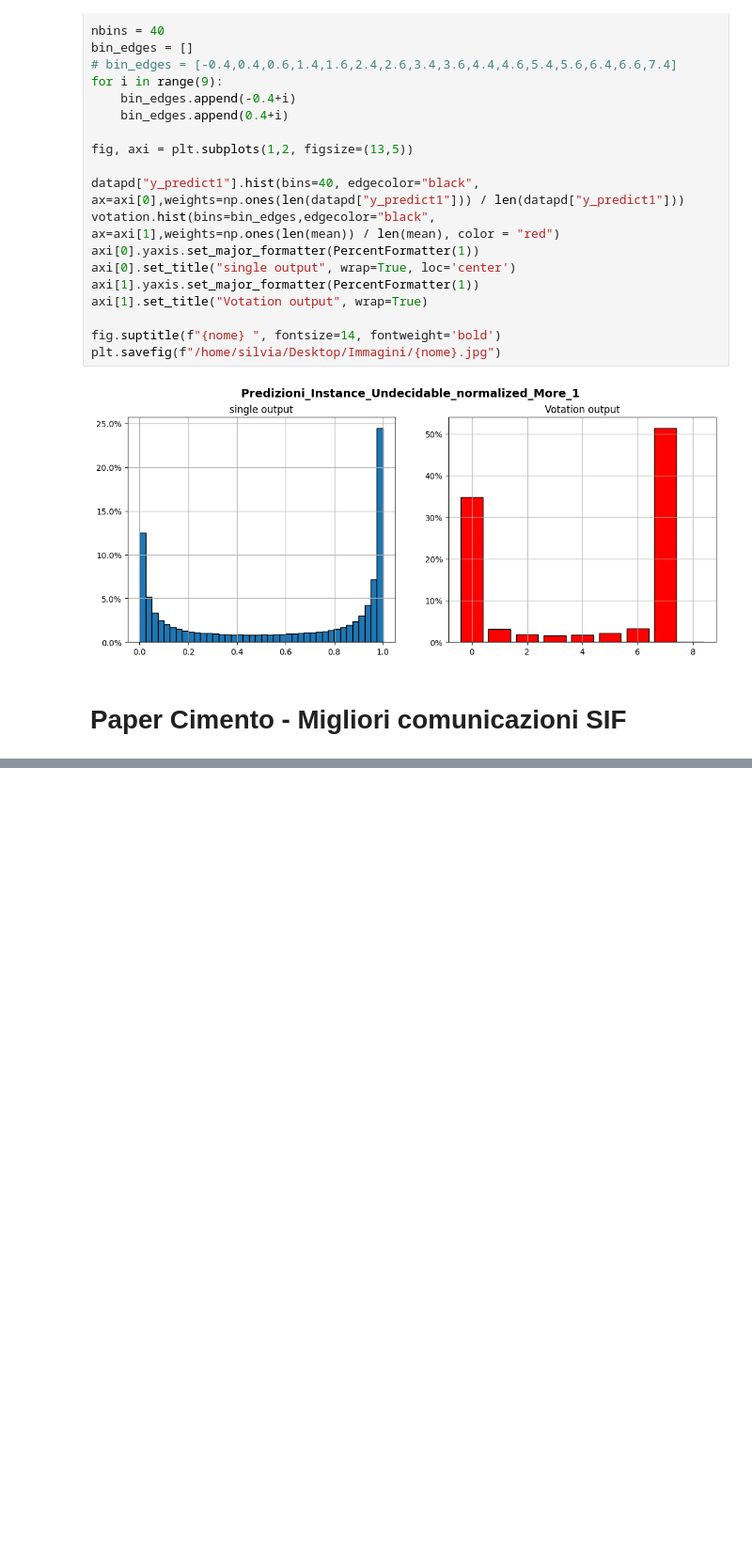
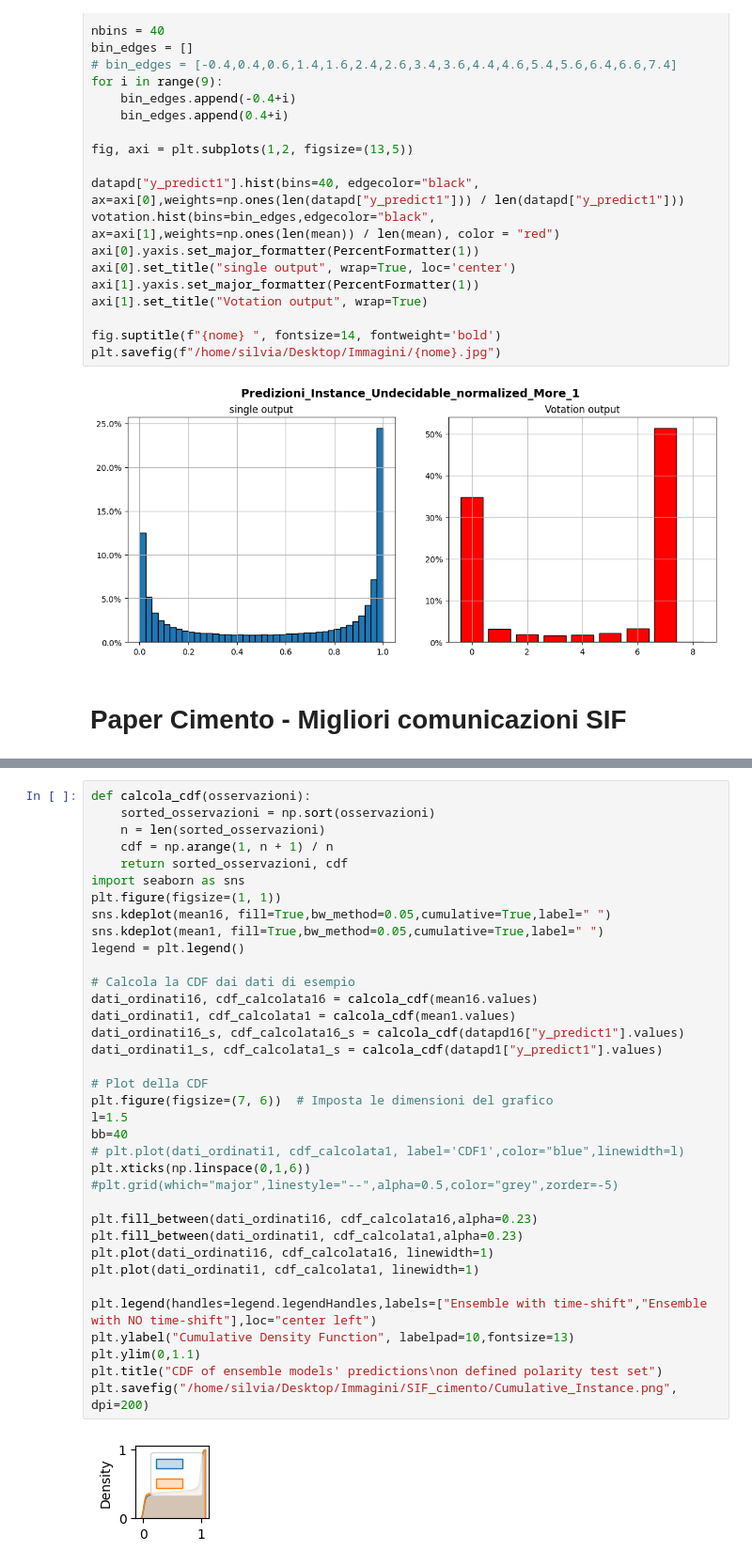
Before and after one commit to Nemenick/primoprogetto, a Jupyter notebook: Codici/_Predizioni_bag_plot.ipynb, the cells around one changed output, grey strips where cells are left out. Shown at 94% size. Saved outputs shown, nothing was run; the diff lists cells and outputs as text; blank space fills up the shorter version.

```diff
--- a/Codici/_Predizioni_bag_plot.ipynb
+++ b/Codici/_Predizioni_bag_plot.ipynb
@@ -752,0 +742,38 @@ Text(0.5, 0.98, 'Predizioni_Instance_Noise_randomseed_678902_More_16 ')
+# %%
+def calcola_cdf(osservazioni):
+    sorted_osservazioni = np.sort(osservazioni)
+    n = len(sorted_osservazioni)
+    cdf = np.arange(1, n + 1) / n
+    return sorted_osservazioni, cdf
+import seaborn as sns
+plt.figure(figsize=(1, 1))
+sns.kdeplot(mean16, fill=True,bw_method=0.05,cumulative=True,label=" ")
+sns.kdeplot(mean1, fill=True,bw_method=0.05,cumulative=True,label=" ")
+legend = plt.legend()
+
+# Calcola la CDF dai dati di esempio
+dati_ordinati16, cdf_calcolata16 = calcola_cdf(mean16.values)
+dati_ordinati1, cdf_calcolata1 = calcola_cdf(mean1.values)
+dati_ordinati16_s, cdf_calcolata16_s = calcola_cdf(datapd16["y_predict1"].values)
+dati_ordinati1_s, cdf_calcolata1_s = calcola_cdf(datapd1["y_predict1"].values)
+
+# Plot della CDF
+plt.figure(figsize=(7, 6))  # Imposta le dimensioni del grafico
+l=1.5
+bb=40
+# plt.plot(dati_ordinati1, cdf_calcolata1, label='CDF1',color="blue",linewidth=l)
+plt.xticks(np.linspace(0,1,6))
+#plt.grid(which="major",linestyle="--",alpha=0.5,color="grey",zorder=-5)
+
+plt.fill_between(dati_ordinati16, cdf_calcolata16,alpha=0.23)
+plt.fill_between(dati_ordinati1, cdf_calcolata1,alpha=0.23)
+plt.plot(dati_ordinati16, cdf_calcolata16, linewidth=1)
+plt.plot(dati_ordinati1, cdf_calcolata1, linewidth=1)
+
+plt.legend(handles=legend.legendHandles,labels=["Ensemble with time-shift","Ensemble with NO time-shift"],loc="center left")
+plt.ylabel("Cumulative Density Function", labelpad=10,fontsize=13)
+plt.ylim(0,1.1)
+plt.title("CDF of ensemble models' predictions\non defined polarity test set")
+plt.savefig("/home/silvia/Desktop/Immagini/SIF_cimento/Cumulative_Instance.png", dpi=200)
+# %% [output]
+[figure, added]
```
Also changed, not shown: parts of 11 cells of this notebook, 3 other files.
